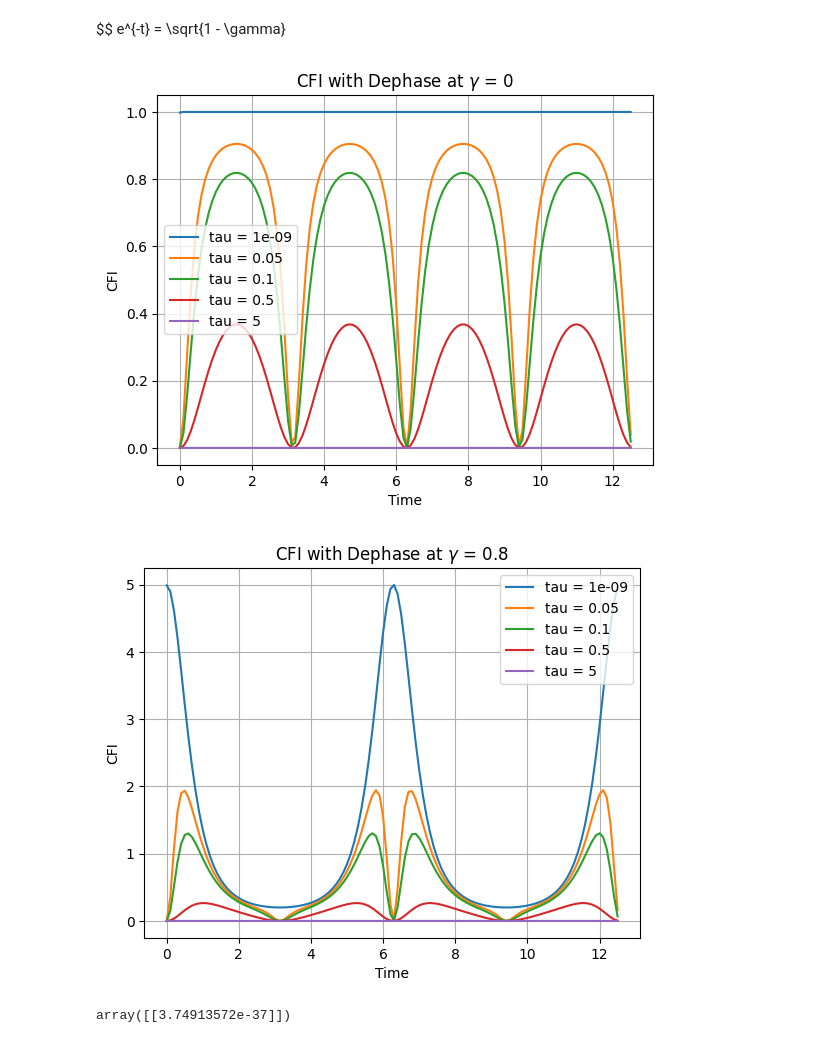
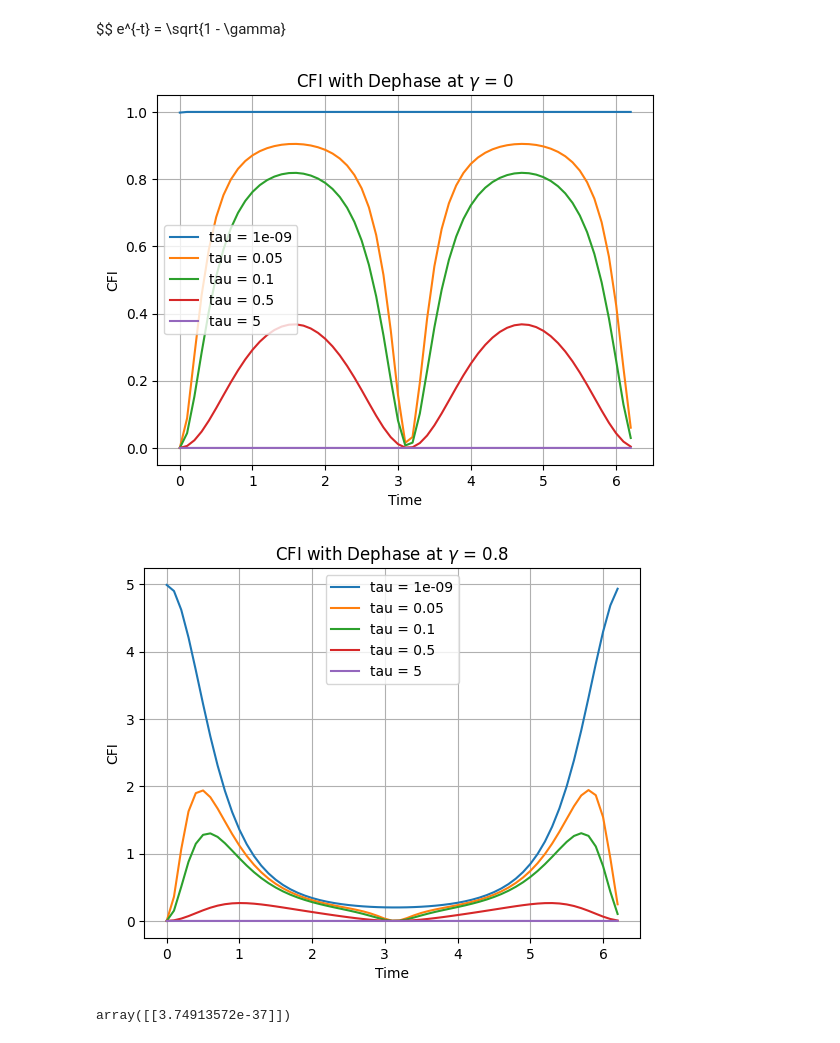
Before and after one commit to iridescent0923/Quantum_Optimization, a Jupyter notebook: Pennylane_Workspace/Metrology/CFI_optimize/Complete/1-qubit/CFI_Dephase_[1-qubit].ipynb, the cells around one changed output. Saved outputs shown, nothing was run; the diff lists cells and outputs as text; code cells hidden in the pictures.

```diff
--- a/Pennylane_Workspace/Metrology/CFI_optimize/Complete/1-qubit/CFI_Dephase_[1-qubit].ipynb
+++ b/Pennylane_Workspace/Metrology/CFI_optimize/Complete/1-qubit/CFI_Dephase_[1-qubit].ipynb
@@ -161,18 +161,18 @@ def Plot_dephase(Plot_range, Step_size, Gamma_ps_select, tau):
     plt.legend()
     plt.grid()
 # %%
-BOUND = np_.array([ 1e-3, np.pi * 4 + 1e-3])
+BOUND = np_.array([ 1e-3, np.pi * 2 + 1e-3])
 Step_size_in = 0.1
 Tau_in = 0.000000001, 0.05, 0.1, 0.5, 5
 Gamma_in = 0, 0.8
 
 Plot_dephase(BOUND, Step_size_in, Gamma_in[0], Tau_in)
 # %% [output]
-[figure, old version]
+[figure, new version]
 # %%
 Plot_dephase(BOUND, Step_size_in, Gamma_in[1], Tau_in)
 # %% [output]
-[figure, old version]
+[figure, new version]
 # %%
 gamma_ps = 0.8
 
```
Also changed, not shown: 4 other files.
